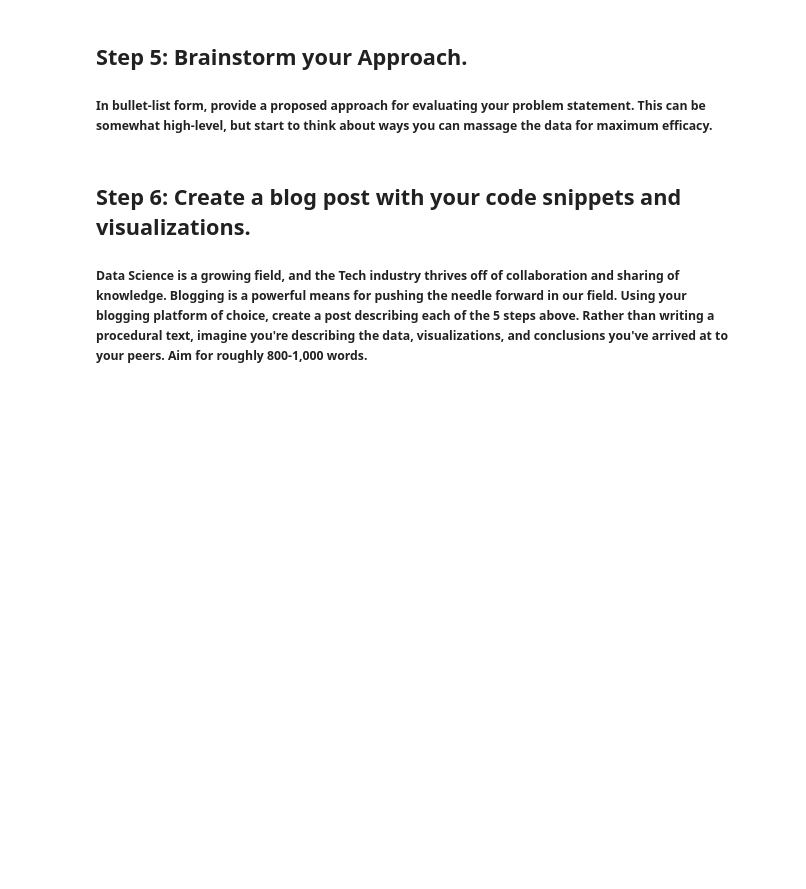
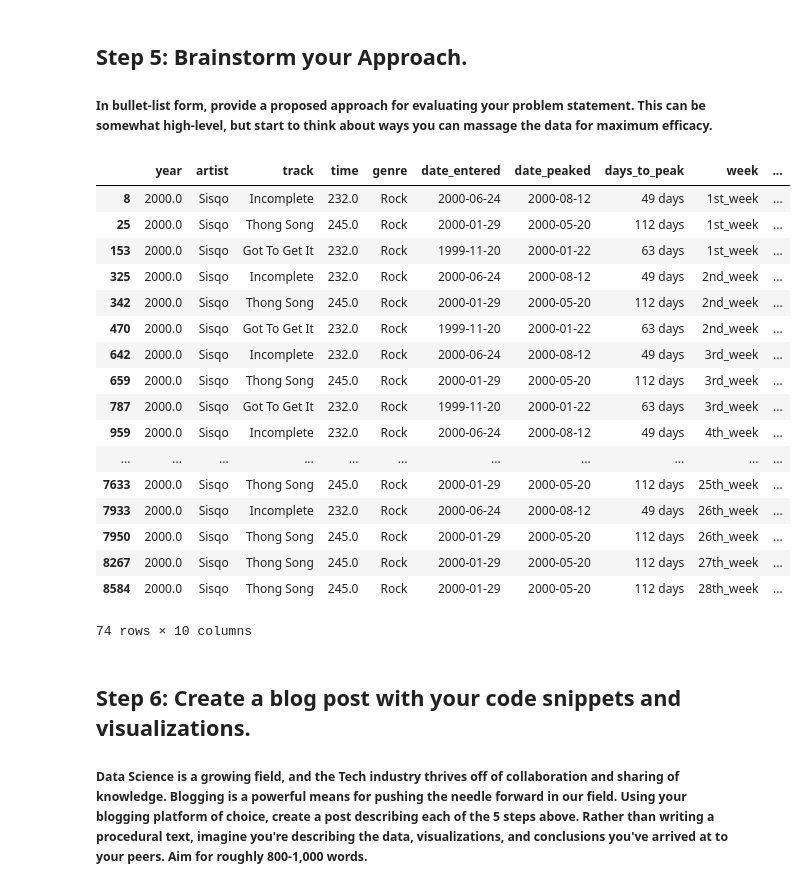
Before and after one commit to stavgrossfeld/GA-Data-Science-Immersive, a Jupyter notebook: projects/project-02/starter-code/project_2.ipynb, the cells around one changed output. Cells and saved outputs as stored; diff of their text form; code cells hidden in the pictures; blank space fills up the shorter version.

```diff
--- a/projects/project-02/starter-code/project_2.ipynb
+++ b/projects/project-02/starter-code/project_2.ipynb
@@ -457,3 +458,24 @@ billboard
+# %%
+final_billboard.groupby(['artist']).get_group('Sisqo')
+# %% [output]
+|  | year | artist | track | time | genre | date_entered | date_peaked | days_to_peak | week | ... |
+| 8 | 2000.0 | Sisqo | Incomplete | 232.0 | Rock | 2000-06-24 | 2000-08-12 | 49 days | 1st_week | ... |
+| 25 | 2000.0 | Sisqo | Thong Song | 245.0 | Rock | 2000-01-29 | 2000-05-20 | 112 days | 1st_week | ... |
+| 153 | 2000.0 | Sisqo | Got To Get It | 232.0 | Rock | 1999-11-20 | 2000-01-22 | 63 days | 1st_week | ... |
+| 325 | 2000.0 | Sisqo | Incomplete | 232.0 | Rock | 2000-06-24 | 2000-08-12 | 49 days | 2nd_week | ... |
+| 342 | 2000.0 | Sisqo | Thong Song | 245.0 | Rock | 2000-01-29 | 2000-05-20 | 112 days | 2nd_week | ... |
+| 470 | 2000.0 | Sisqo | Got To Get It | 232.0 | Rock | 1999-11-20 | 2000-01-22 | 63 days | 2nd_week | ... |
+| 642 | 2000.0 | Sisqo | Incomplete | 232.0 | Rock | 2000-06-24 | 2000-08-12 | 49 days | 3rd_week | ... |
+| 659 | 2000.0 | Sisqo | Thong Song | 245.0 | Rock | 2000-01-29 | 2000-05-20 | 112 days | 3rd_week | ... |
+| 787 | 2000.0 | Sisqo | Got To Get It | 232.0 | Rock | 1999-11-20 | 2000-01-22 | 63 days | 3rd_week | ... |
+| 959 | 2000.0 | Sisqo | Incomplete | 232.0 | Rock | 2000-06-24 | 2000-08-12 | 49 days | 4th_week | ... |
+| ... | ... | ... | ... | ... | ... | ... | ... | ... | ... | ... |
+| 7633 | 2000.0 | Sisqo | Thong Song | 245.0 | Rock | 2000-01-29 | 2000-05-20 | 112 days | 25th_week | ... |
+| 7933 | 2000.0 | Sisqo | Incomplete | 232.0 | Rock | 2000-06-24 | 2000-08-12 | 49 days | 26th_week | ... |
+| 7950 | 2000.0 | Sisqo | Thong Song | 245.0 | Rock | 2000-01-29 | 2000-05-20 | 112 days | 26th_week | ... |
+| 8267 | 2000.0 | Sisqo | Thong Song | 245.0 | Rock | 2000-01-29 | 2000-05-20 | 112 days | 27th_week | ... |
+| 8584 | 2000.0 | Sisqo | Thong Song | 245.0 | Rock | 2000-01-29 | 2000-05-20 | 112 days | 28th_week | ... |
+74 rows × 10 columns
 # %% [markdown]
 ## Step 6: Create a blog post with your code snippets and visualizations.
 ##### Data Science is a growing field, and the Tech industry thrives off of collaboration and sharing of knowledge. Blogging is a powerful means for pushing the needle forward in our field. Using your blogging platform of choice, create a post describing each of the 5 steps above. Rather than writing a procedural text, imagine you're describing the data, visualizations, and conclusions you've arrived at to your peers. Aim for roughly 800-1,000 words.
```
Also changed, not shown: parts of 4 cells of this notebook, 1 other file.
